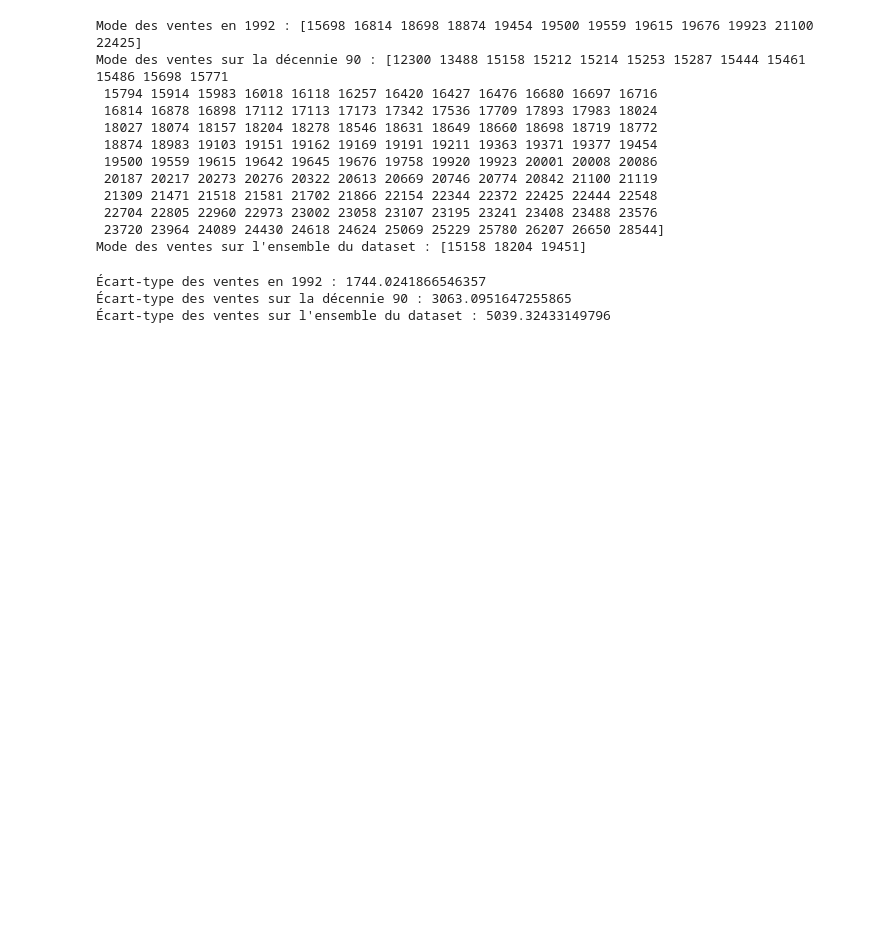
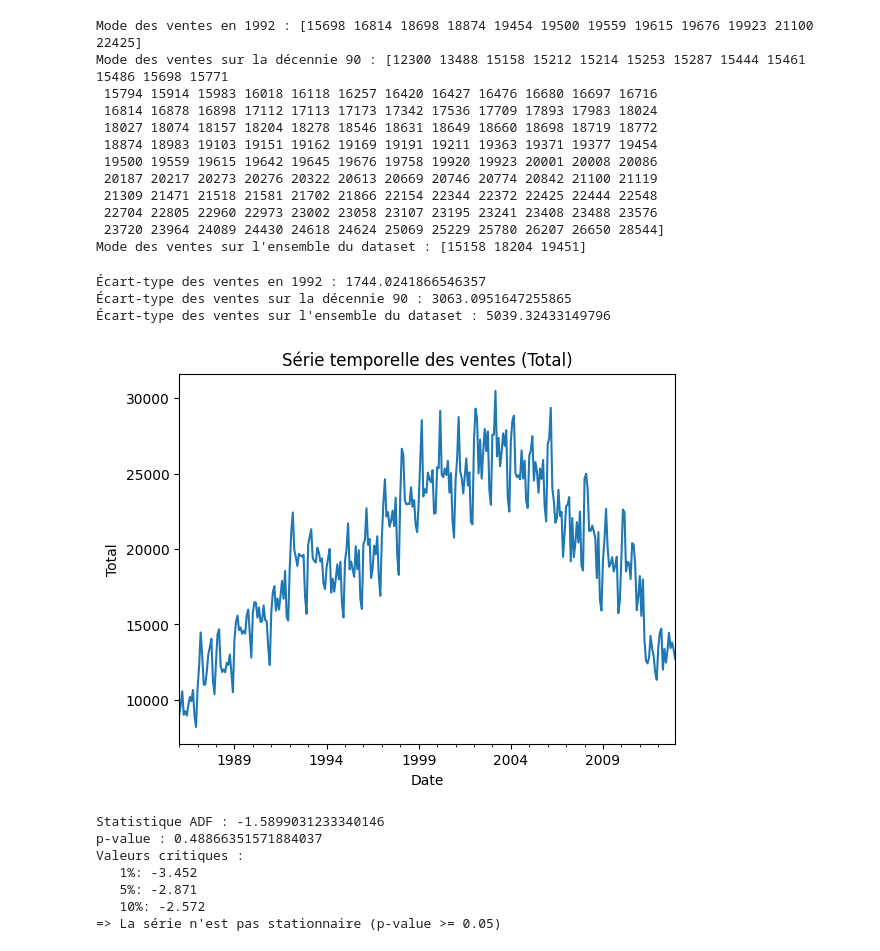
Before and after one commit to DGZlThomas/poichat, a Jupyter notebook: poichat.ipynb, the cells around one changed output. Saved outputs shown, nothing was run; the diff lists cells and outputs as text; code cells hidden in the pictures; blank space fills up the shorter version.

```diff
--- a/poichat.ipynb
+++ b/poichat.ipynb
@@ -101,3 +101,37 @@ print("Écart-type des ventes sur l'ensemble du dataset :", ecart_type_total)
 Écart-type des ventes en 1992 : 1744.0241866546357
 Écart-type des ventes sur la décennie 90 : 3063.0951647255865
 Écart-type des ventes sur l'ensemble du dataset : 5039.32433149796
+# %%
+import pandas as pd
+import matplotlib.pyplot as plt
+from statsmodels.tsa.stattools import adfuller
+
+catfish = pd.read_csv('data/catfish.csv', index_col='Date', parse_dates=True)
+series = catfish['Total']
+
+series.plot(title="Série temporelle des ventes (Total)")
+plt.xlabel("Date")
+plt.ylabel("Total")
+plt.show()
+
+result = adfuller(series.dropna())
+
+print("Statistique ADF :", result[0])
+print("p-value :", result[1])
+print("Valeurs critiques :")
+for key, value in result[4].items():
+    print(f"   {key}: {value:.3f}")
+
+if result[1] < 0.05:
+    print("=> La série est stationnaire (p-value < 0.05)")
+else:
+    print("=> La série n'est pas stationnaire (p-value >= 0.05)")
+# %% [output]
+[figure, added]
+Statistique ADF : -1.5899031233340146
+p-value : 0.48866351571884037
+Valeurs critiques :
+   1%: -3.452
+   5%: -2.871
+   10%: -2.572
+=> La série n'est pas stationnaire (p-value >= 0.05)
```
Also changed, not shown: parts of 4 cells of this notebook, 2 other files.
